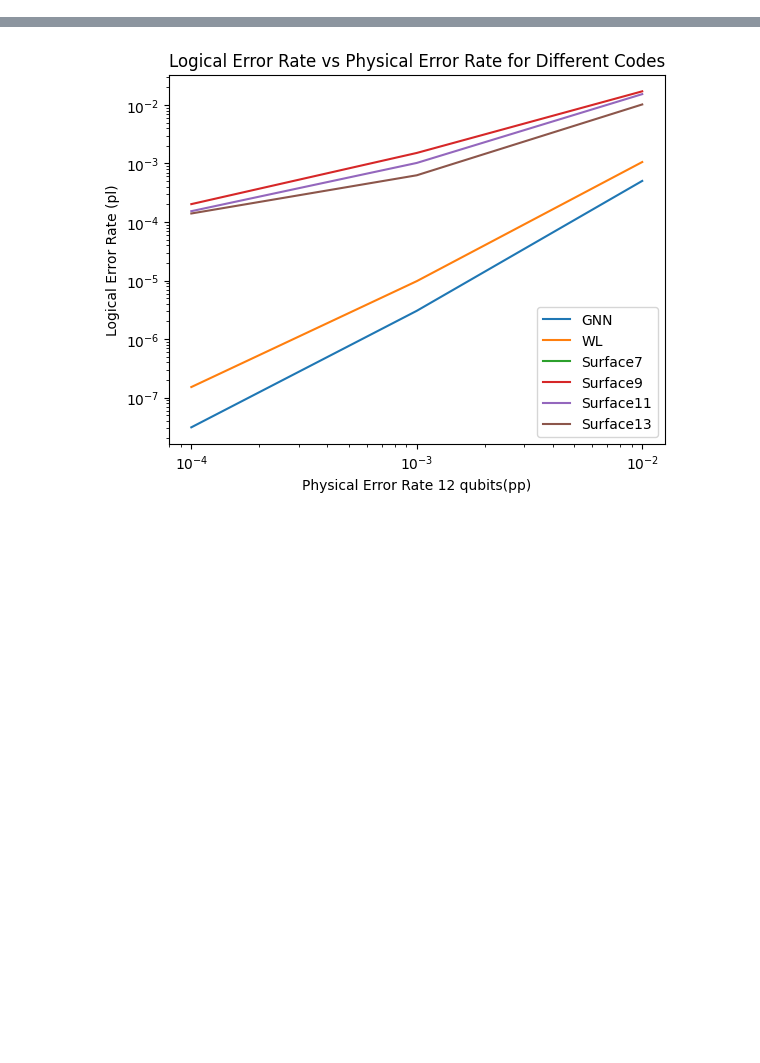
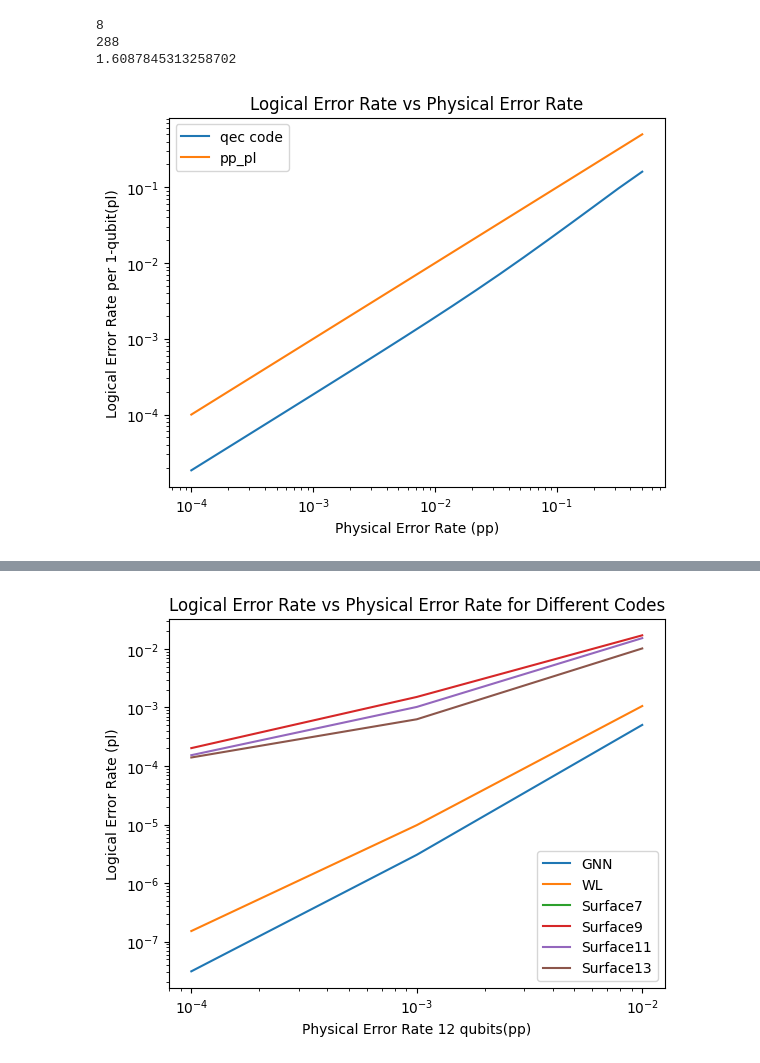
Before and after one commit to Chengyuyihua/BO_on_QEC, a Jupyter notebook: figures.ipynb, the cells around one changed output, grey strips where cells are left out. Saved outputs shown, nothing was run; the diff lists cells and outputs as text; code cells hidden in the pictures; blank space fills up the shorter version.

```diff
--- a/figures.ipynb
+++ b/figures.ipynb
@@ -87,3 +69,35 @@ print(LERPQ.distance(c_wl_333))
+# %%
+from bayesian_optimization.bo import ObjectiveFunction
+import numpy as np
+c_gnn_333 = np.array([0,3,0,0,1,0,2,3,1])
+c_wl_333 = np.array([2,3 ,0 ,0 ,0 ,1 ,0 ,0 ,3]) # [[162,18]]
+c_gnn_333_hill_climbing = np.array([3,0 ,3 ,1 ,3 ,2 ,2 ,0 ,1]) # [[512,8]]
+c_gnn_443_hill_climbing = np.array([2, 2, 2, 1, 3, 2, 1, 1, 2, 3, 3, 0, 1, 2, 0, 3]) # [[288,2]]
+c_444_test = np.array([1 ,3,2,0,0,0,2,1,2,3,0,4,0,2,3,4])
+# [2., 0., 2., 0., 1., 0., 2., 2., 2., 1., 2., 2., 1., 0., 1., 2., 2., 0.,
+        # 2., 1., 2., 1., 2., 0., 0., 0., 2., 2., 2., 2., 1., 2., 2., 2., 1., 1.] 6,6,2
+codeconstructor = CodeConstructor('qc-ldpc-hgp',{'p':3,'q':3,'m':3})
+codeconstructor4 = CodeConstructor('qc-ldpc-hgp',{'p':4,'q':4,'m':4})
+codeconstructor5 = CodeConstructor('qc-ldpc-hgp',{'p':4,'q':4,'m':3})
+HGPOF3 =ObjectiveFunction(codeconstructor)
+HGPOF4 = ObjectiveFunction(codeconstructor4,pp=0.01)
+HGPOF5 = ObjectiveFunction(codeconstructor5,pp=0.01)
+RSOF = ObjectiveFunction(CodeConstructor('rotated-surface'))
+print(codeconstructor4.construct(c_444_test).k)
+print(codeconstructor5.construct(c_gnn_443_hill_climbing).n)
+# print(HGPOF5.lerpq(c_gnn_443_hill_climbing))
+# print(HGPOF3.distance(c_gnn_333))
+# print(HGPOF3.distance(c_wl_333))
+# print(HGPOF3.psuedo_threshold(c_gnn_333))
+print(RSOF.distance(3))
+
+RSOF.show_ler_plot(3)
+# HGPOF3.show_ler_plot(c_gnn_333)
+# %% [output]
+8
+288
+1.6087845313258702
+[figure, added]
 # %%
 c_gnn_333 = np.array([0,3,0,0,1,0,2,3,1])
 c_wl_333 = np.array([2,3 ,0 ,0 ,0 ,1 ,0 ,0 ,3])
```
Also changed, not shown: parts of 9 cells of this notebook, 11 other files.
